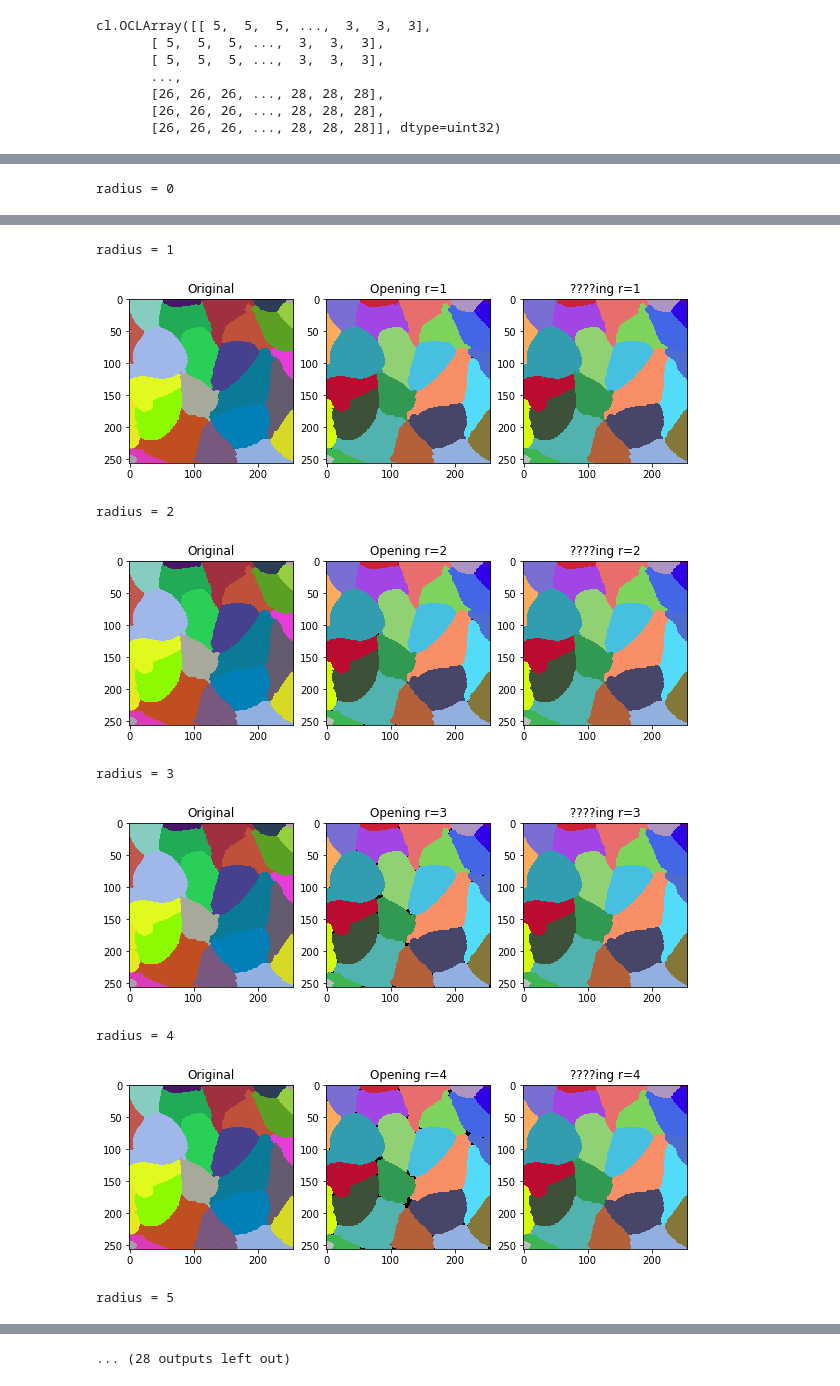
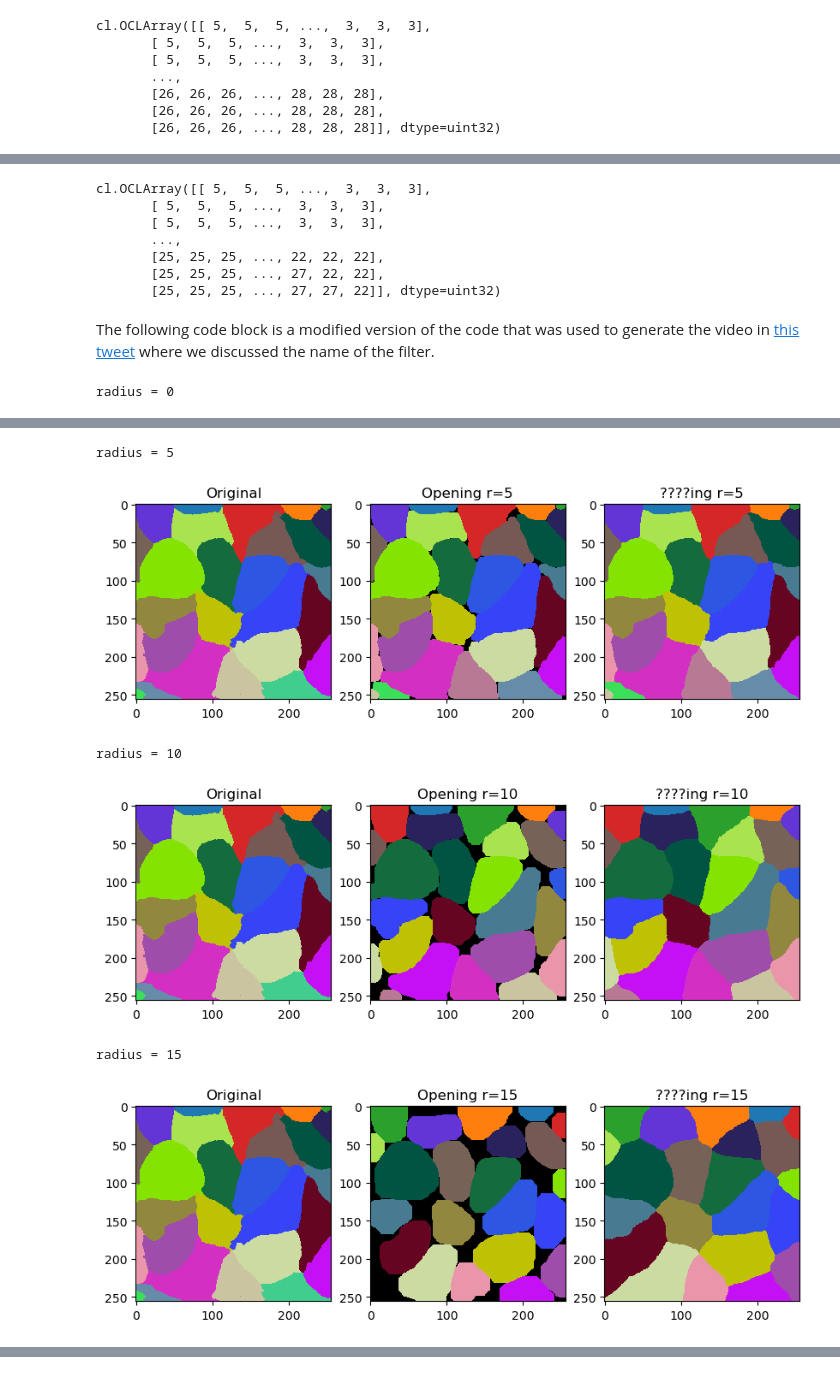
Before and after one commit to clEsperanto/pyclesperanto_prototype, a Jupyter notebook: demo/segmentation/smooth_labels.ipynb, the cells around one changed output, grey strips where cells are left out. Cells and saved outputs as stored; diff of their text form; code cells hidden in the pictures.

```diff
--- a/demo/segmentation/smooth_labels.ipynb
+++ b/demo/segmentation/smooth_labels.ipynb
@@ -27,5 +34,18 @@ cl.OCLArray([[ 5,  5,  5, ...,  3,  3,  3],
+# %%
+cle.smooth_labels(labels, radius=5)
+# %% [output]
+cl.OCLArray([[ 5,  5,  5, ...,  3,  3,  3],
+       [ 5,  5,  5, ...,  3,  3,  3],
+       [ 5,  5,  5, ...,  3,  3,  3],
+       ...,
+       [25, 25, 25, ..., 22, 22, 22],
+       [25, 25, 25, ..., 27, 22, 22],
+       [25, 25, 25, ..., 27, 27, 22]], dtype=uint32)
+# %% [markdown]
+The following code block is a modified version of the code that was used to generate the video in [this tweet](https://twitter.com/haesleinhuepf/status/1492215964305436673) where we discussed the name of the filter.
 # %%
-for r in range(20):
+# for r in range(20):
+for r in range(0, 20, 5):
     print("radius =", r)
 
     fig, ax = plt.subplots(1,3, figsize=(10,10))
@@ -37,7 +57,7 @@ for r in range(20):
     ax[0].set_title("Original")
     ax[1].set_title("Opening r=" + str(r))
     ax[2].set_title("????ing r=" + str(r))
-    plt.savefig("temp/" + str(r).zfill(2) + ".tif", dpi=300)
+    # plt.savefig("temp/" + str(r).zfill(2) + ".tif", dpi=300)
     plt.show()
 # %% [output]
 radius = 0
@@ -45,9 +65,6 @@ radius = 0
-radius = 1
+radius = 5
-[figure, old version]
+[figure, new version]
-radius = 2
+radius = 10
-[figure, old version]
+[figure, new version]
-radius = 3
+radius = 15
-[figure, old version]
+[figure, new version]
-radius = 4
-[figure, removed]
-radius = 5
@@ -55 +70,0 @@ radius = 5
-... (28 outputs left out)
```
Also changed, not shown: parts of 4 cells of this notebook.
